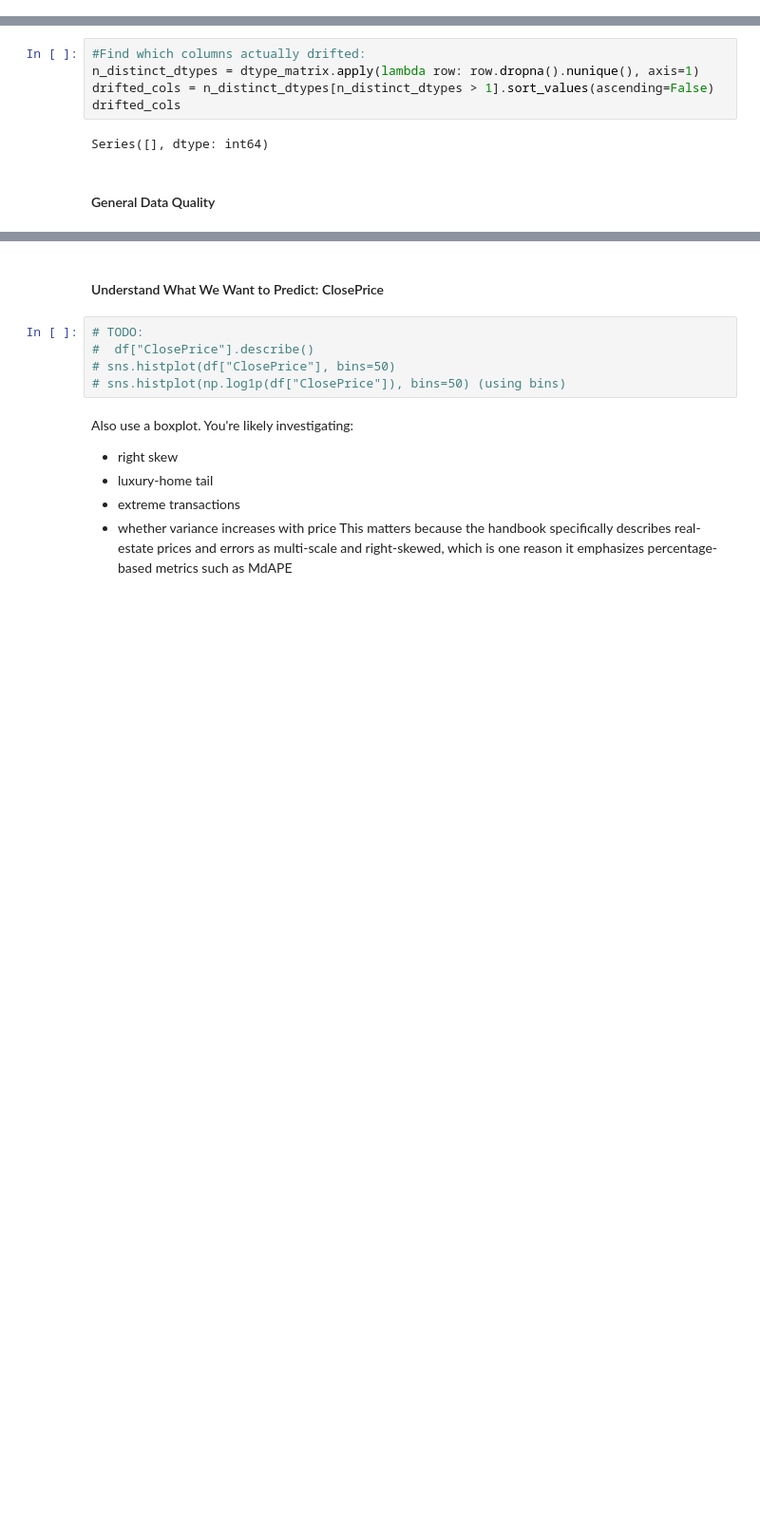
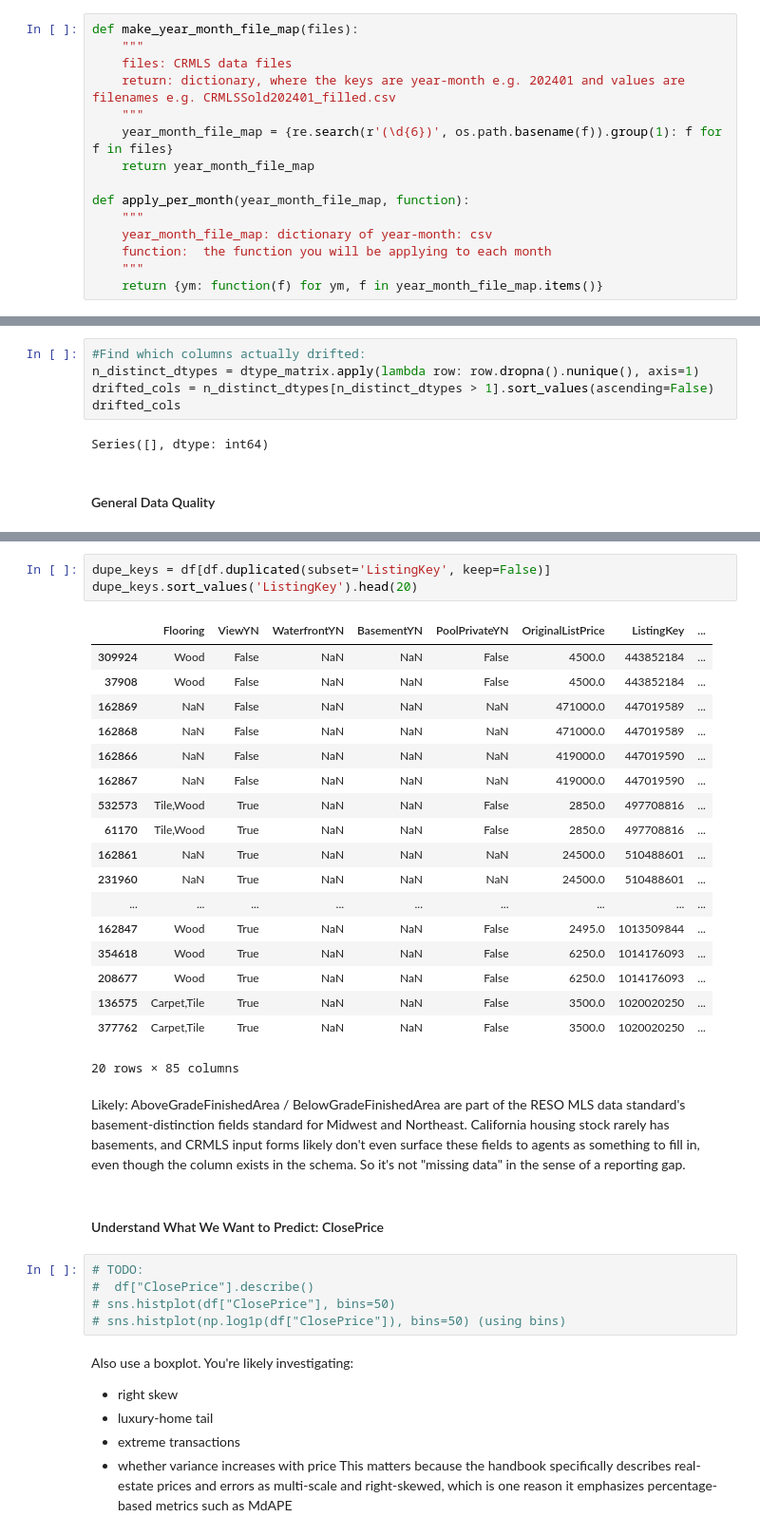
Before and after one commit to eemilycchen/IDX-Exchange-Data-Science, a Jupyter notebook: 01_exploration.ipynb, the cells around one changed output, grey strips where cells are left out. Shown at 95% size. Drawn from its saved outputs; the diff is of its cells as text; blank space fills up the shorter version.

```diff
--- a/01_exploration.ipynb
+++ b/01_exploration.ipynb
@@ -133,0 +114,15 @@ col_counts
+# %%
+def make_year_month_file_map(files):
+    """
+    files: CRMLS data files
+    return: dictionary, where the keys are year-month e.g. 202401 and values are filenames e.g. CRMLSSold202401_filled.csv
+    """
+    year_month_file_map = {re.search(r'(\d{6})', os.path.basename(f)).group(1): f for f in files}
+    return year_month_file_map
+
+def apply_per_month(year_month_file_map, function):
+    """
+    year_month_file_map: dictionary of year-month: csv
+    function:  the function you will be applying to each month
+    """
+    return {ym: function(f) for ym, f in year_month_file_map.items()}
@@ -282,3 +383,27 @@ Series([], dtype: int64)
+# %%
+dupe_keys = df[df.duplicated(subset='ListingKey', keep=False)]
+dupe_keys.sort_values('ListingKey').head(20)
+# %% [output]
+|  | Flooring | ViewYN | WaterfrontYN | BasementYN | PoolPrivateYN | OriginalListPrice | ListingKey | ... |
+| 309924 | Wood | False | NaN | NaN | False | 4500.0 | 443852184 | ... |
+| 37908 | Wood | False | NaN | NaN | False | 4500.0 | 443852184 | ... |
+| 162869 | NaN | False | NaN | NaN | NaN | 471000.0 | 447019589 | ... |
+| 162868 | NaN | False | NaN | NaN | NaN | 471000.0 | 447019589 | ... |
+| 162866 | NaN | False | NaN | NaN | NaN | 419000.0 | 447019590 | ... |
+| 162867 | NaN | False | NaN | NaN | NaN | 419000.0 | 447019590 | ... |
+| 532573 | Tile,Wood | True | NaN | NaN | False | 2850.0 | 497708816 | ... |
+| 61170 | Tile,Wood | True | NaN | NaN | False | 2850.0 | 497708816 | ... |
+| 162861 | NaN | True | NaN | NaN | NaN | 24500.0 | 510488601 | ... |
+| 231960 | NaN | True | NaN | NaN | NaN | 24500.0 | 510488601 | ... |
+| ... | ... | ... | ... | ... | ... | ... | ... | ... |
+| 162847 | Wood | True | NaN | NaN | False | 2495.0 | 1013509844 | ... |
+| 354618 | Wood | True | NaN | NaN | False | 6250.0 | 1014176093 | ... |
+| 208677 | Wood | True | NaN | NaN | False | 6250.0 | 1014176093 | ... |
+| 136575 | Carpet,Tile | True | NaN | NaN | False | 3500.0 | 1020020250 | ... |
+| 377762 | Carpet,Tile | True | NaN | NaN | False | 3500.0 | 1020020250 | ... |
+20 rows × 85 columns
+# %% [markdown]
+Likely: AboveGradeFinishedArea / BelowGradeFinishedArea are part of the RESO MLS data standard's basement-distinction fields standard for Midwest and Northeast. California housing stock rarely has basements, and CRMLS input forms likely don't even surface these fields to agents as something to fill in, even though the column exists in the schema. So it's not "missing data" in the sense of a reporting gap.
 # %% [markdown]
 #### Understand What We Want to Predict: ClosePrice
 # %%
```
Also changed, not shown: parts of 18 cells of this notebook.
